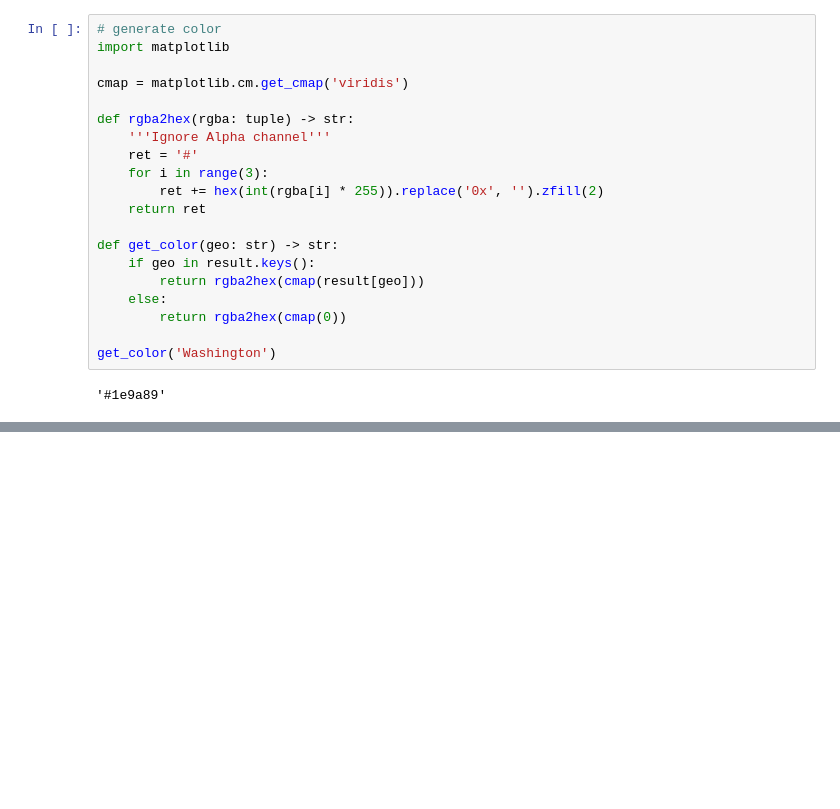
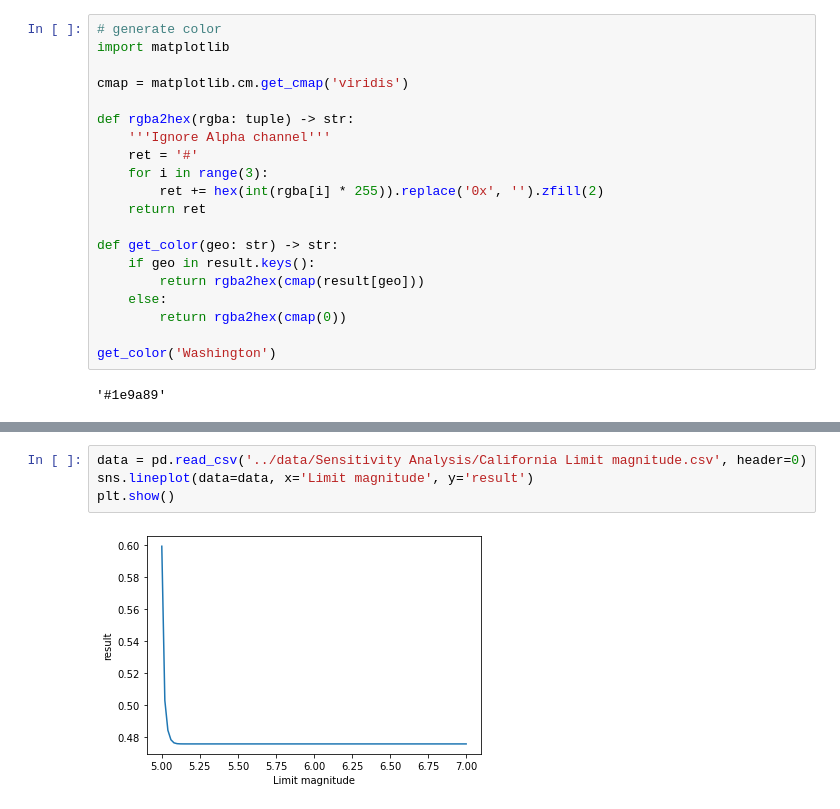
Before and after one commit to SHUzhekiNg/2023E, a Jupyter notebook: src/python.ipynb, the cells around one changed output, grey strips where cells are left out. Drawn from its saved outputs; the diff is of its cells as text; blank space fills up the shorter version.

```diff
--- a/src/python.ipynb
+++ b/src/python.ipynb
@@ -262,0 +277,6 @@ Wyoming
+# %%
+data = pd.read_csv('../data/Sensitivity Analysis/California Limit magnitude.csv', header=0)
+sns.lineplot(data=data, x='Limit magnitude', y='result')
+plt.show()
+# %% [output]
+[figure, added]
```
Also changed, not shown: parts of 2 cells of this notebook, 2 other files.
